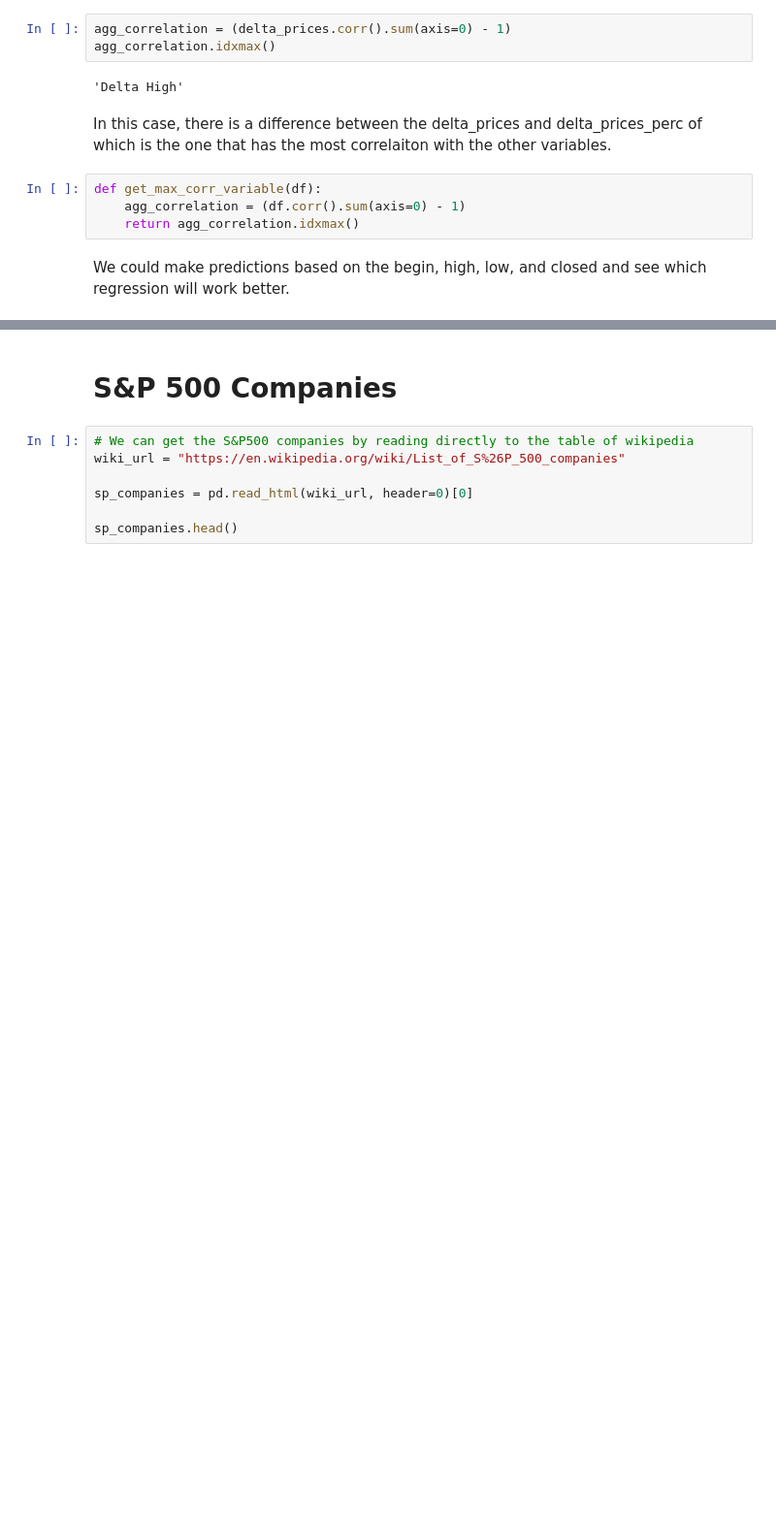
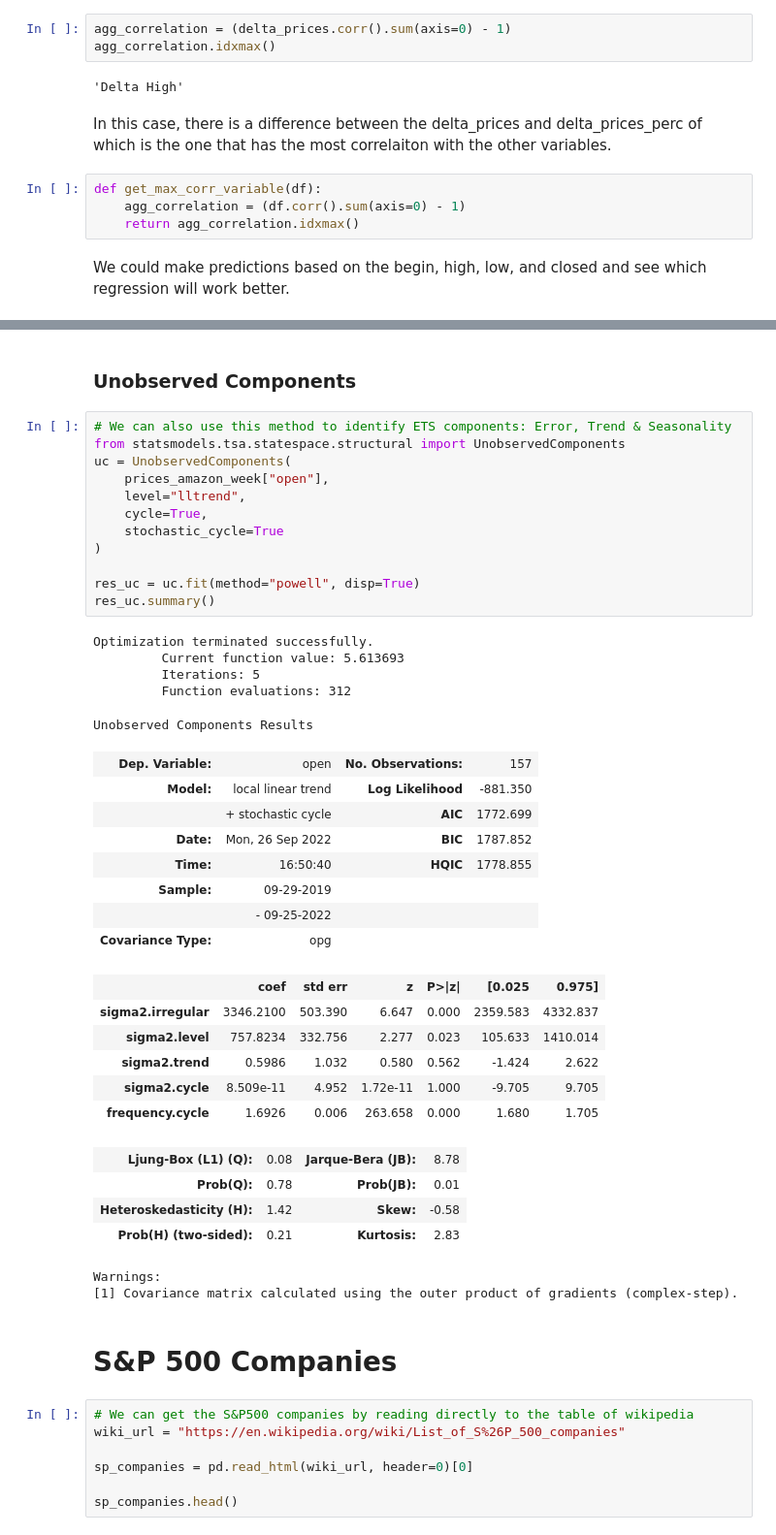
Before and after one commit to Nil-Andreu/forecasting-app, a Jupyter notebook: injestion/notebooks/01. Yahoo Finance API.ipynb, the cells around one changed output, grey strips where cells are left out. Shown at 97% size. Saved outputs shown, nothing was run; the diff lists cells and outputs as text; blank space fills up the shorter version.

```diff
--- a/injestion/notebooks/01. Yahoo Finance API.ipynb
+++ b/injestion/notebooks/01. Yahoo Finance API.ipynb
@@ -556,3 +556,43 @@ def get_week_decomposition(df_weekly, field):
+# %% [markdown]
+### Unobserved Components
+# %%
+# We can also use this method to identify ETS components: Error, Trend & Seasonality
+from statsmodels.tsa.statespace.structural import UnobservedComponents
+uc = UnobservedComponents(
+    prices_amazon_week["open"],
+    level="lltrend",
+    cycle=True,
+    stochastic_cycle=True
+)
+
+res_uc = uc.fit(method="powell", disp=True)
+res_uc.summary()
+# %% [output]
+Optimization terminated successfully.
+         Current function value: 5.613693
+         Iterations: 5
+         Function evaluations: 312
+Unobserved Components Results
+| Dep. Variable: | open | No. Observations: | 157 |
+| Model: | local linear trend | Log Likelihood | -881.350 |
+|  | + stochastic cycle | AIC | 1772.699 |
+| Date: | Mon, 26 Sep 2022 | BIC | 1787.852 |
+| Time: | 16:50:40 | HQIC | 1778.855 |
+| Sample: | 09-29-2019 |  |  |
+|  | - 09-25-2022 |  |  |
+| Covariance Type: | opg |  |  |
+|  | coef | std err | z | P>|z| | [0.025 | 0.975] |
+| sigma2.irregular | 3346.2100 | 503.390 | 6.647 | 0.000 | 2359.583 | 4332.837 |
+| sigma2.level | 757.8234 | 332.756 | 2.277 | 0.023 | 105.633 | 1410.014 |
+| sigma2.trend | 0.5986 | 1.032 | 0.580 | 0.562 | -1.424 | 2.622 |
+| sigma2.cycle | 8.509e-11 | 4.952 | 1.72e-11 | 1.000 | -9.705 | 9.705 |
+| frequency.cycle | 1.6926 | 0.006 | 263.658 | 0.000 | 1.680 | 1.705 |
+| Ljung-Box (L1) (Q): | 0.08 | Jarque-Bera (JB): | 8.78 |
+| Prob(Q): | 0.78 | Prob(JB): | 0.01 |
+| Heteroskedasticity (H): | 1.42 | Skew: | -0.58 |
+| Prob(H) (two-sided): | 0.21 | Kurtosis: | 2.83 |
+Warnings:
+[1] Covariance matrix calculated using the outer product of gradients (complex-step).
 # %% [markdown]
 # S&P 500 Companies
 # %%
```
Also changed, not shown: parts of 18 cells of this notebook.
